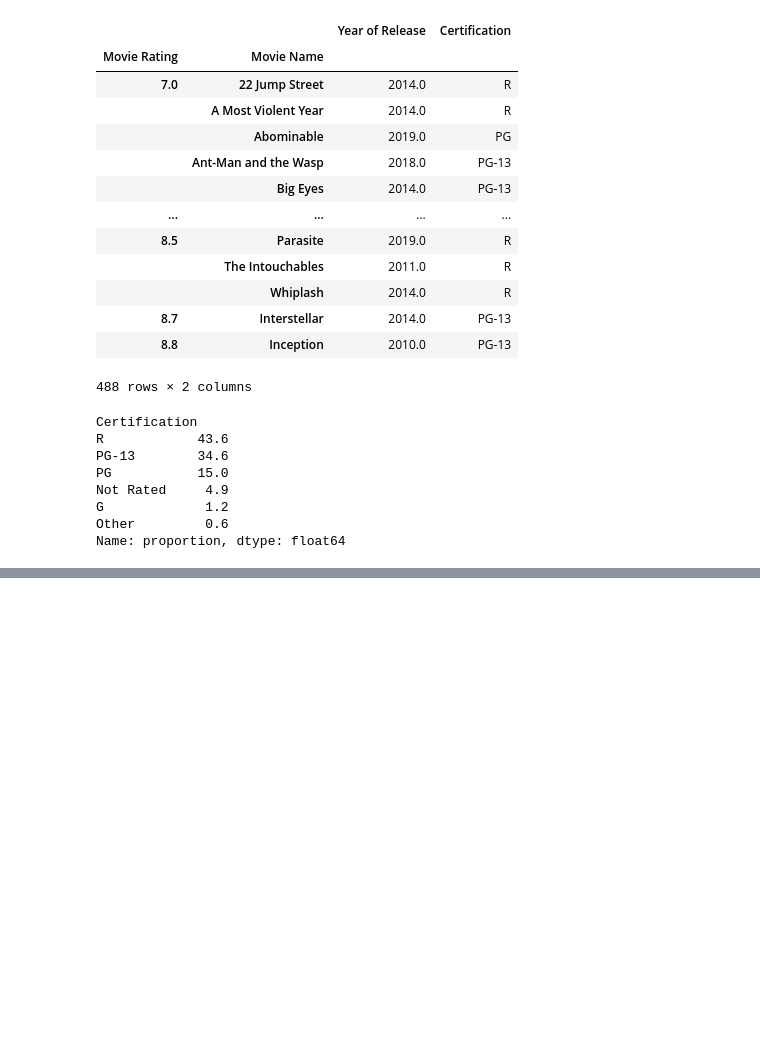
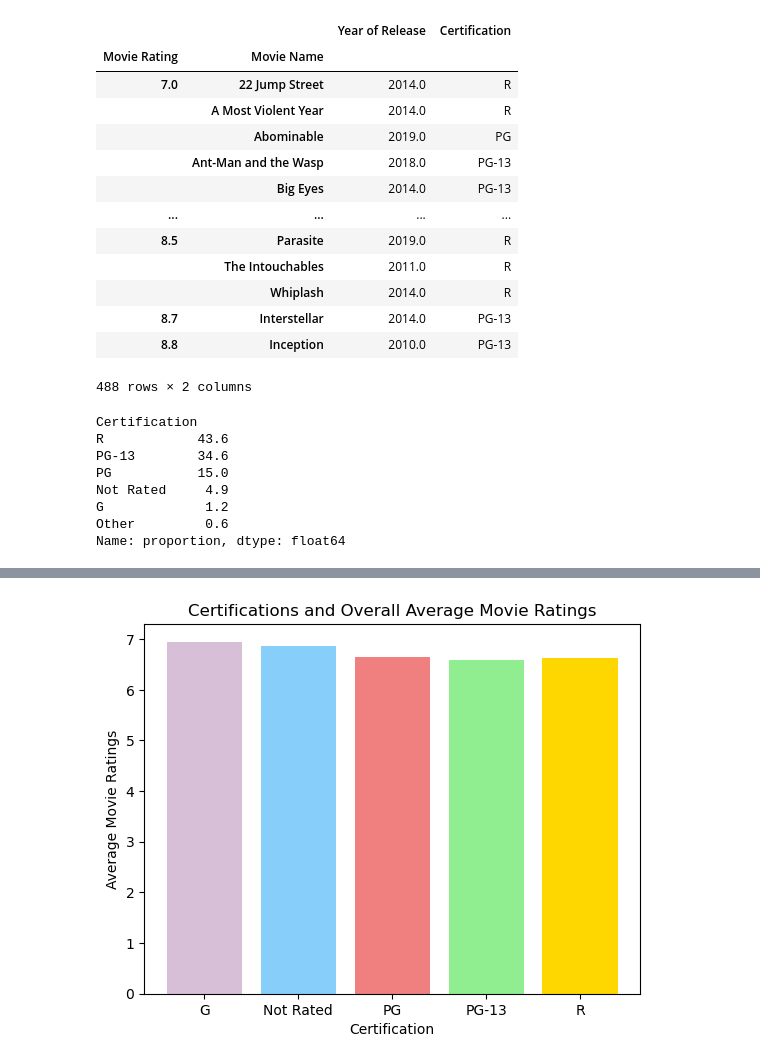
Before and after one commit to rackhamsauer/Project-1, a Jupyter notebook: Seren_Analysis.ipynb, the cells around one changed output, grey strips where cells are left out. Saved outputs shown, nothing was run; the diff lists cells and outputs as text; code cells hidden in the pictures; blank space fills up the shorter version.

```diff
--- a/Seren_Analysis.ipynb
+++ b/Seren_Analysis.ipynb
@@ -131,0 +132,4 @@ plt.show()
+# %%
+cert_group = audience_df.groupby("Certification")
+avg_df = cert_group[["Movie Rating"]].mean()
+avg_df
@@ -131,0 +145,8 @@ plt.show()
+# %%
+# create a Boolean mask for the rows to remove
+other = avg_df.index == 'Other'
+
+# select all rows except the ones that contain 'Coca Cola'
+avg_df = avg_df[~other]
+
+avg_df
@@ -131,0 +161,10 @@ plt.show()
+# %%
+# Bar graph
+colors = ['thistle', 'lightskyblue', 'lightcoral', 'lightgreen', 'gold']
+plt.bar(avg_df.index, avg_df["Movie Rating"], color=colors, align="center")
+plt.title("Certifications and Overall Average Movie Ratings")
+plt.xlabel("Certification")
+plt.ylabel("Average Movie Ratings")
+plt.show()
+# %% [output]
+[figure, added]
```
Also changed, not shown: parts of 5 cells of this notebook.
